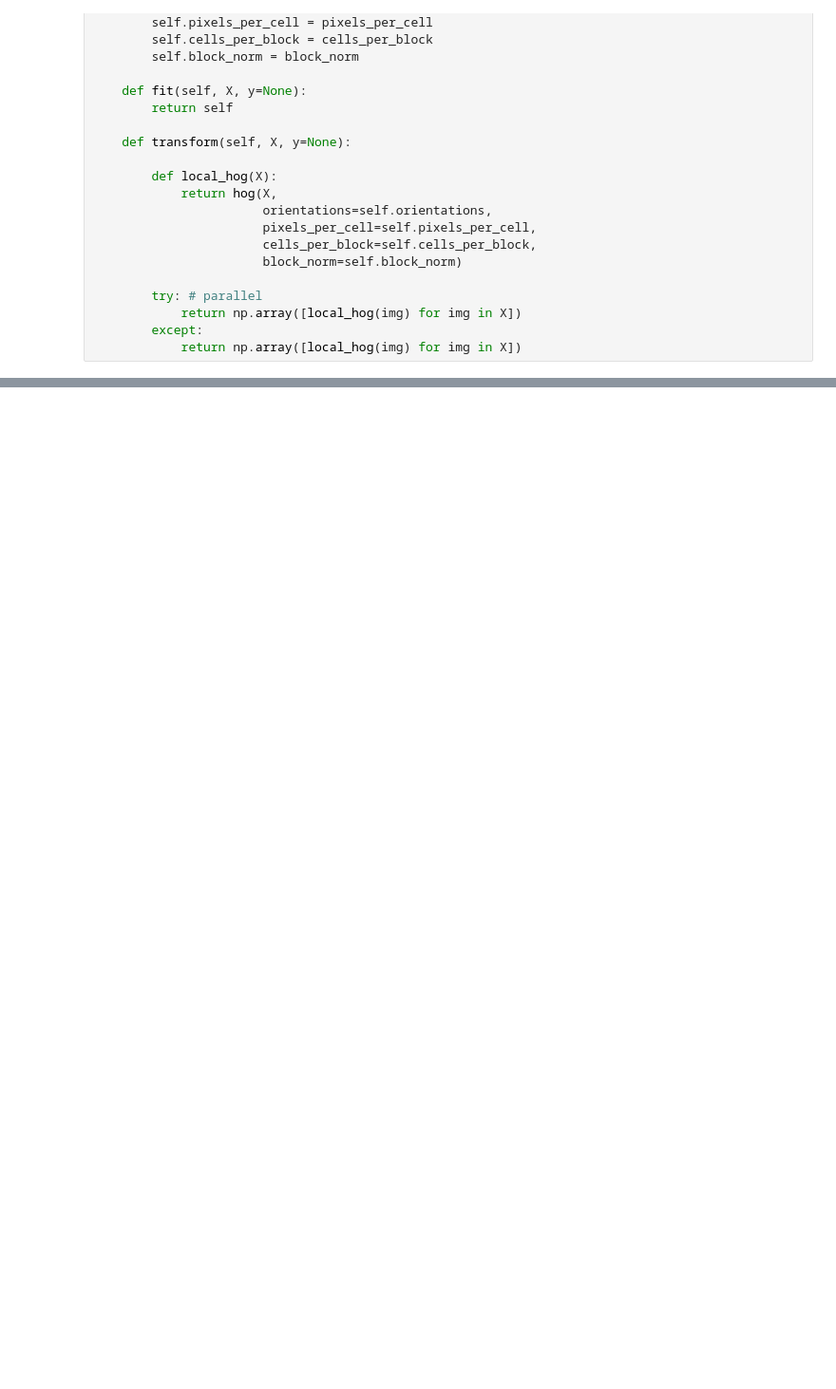
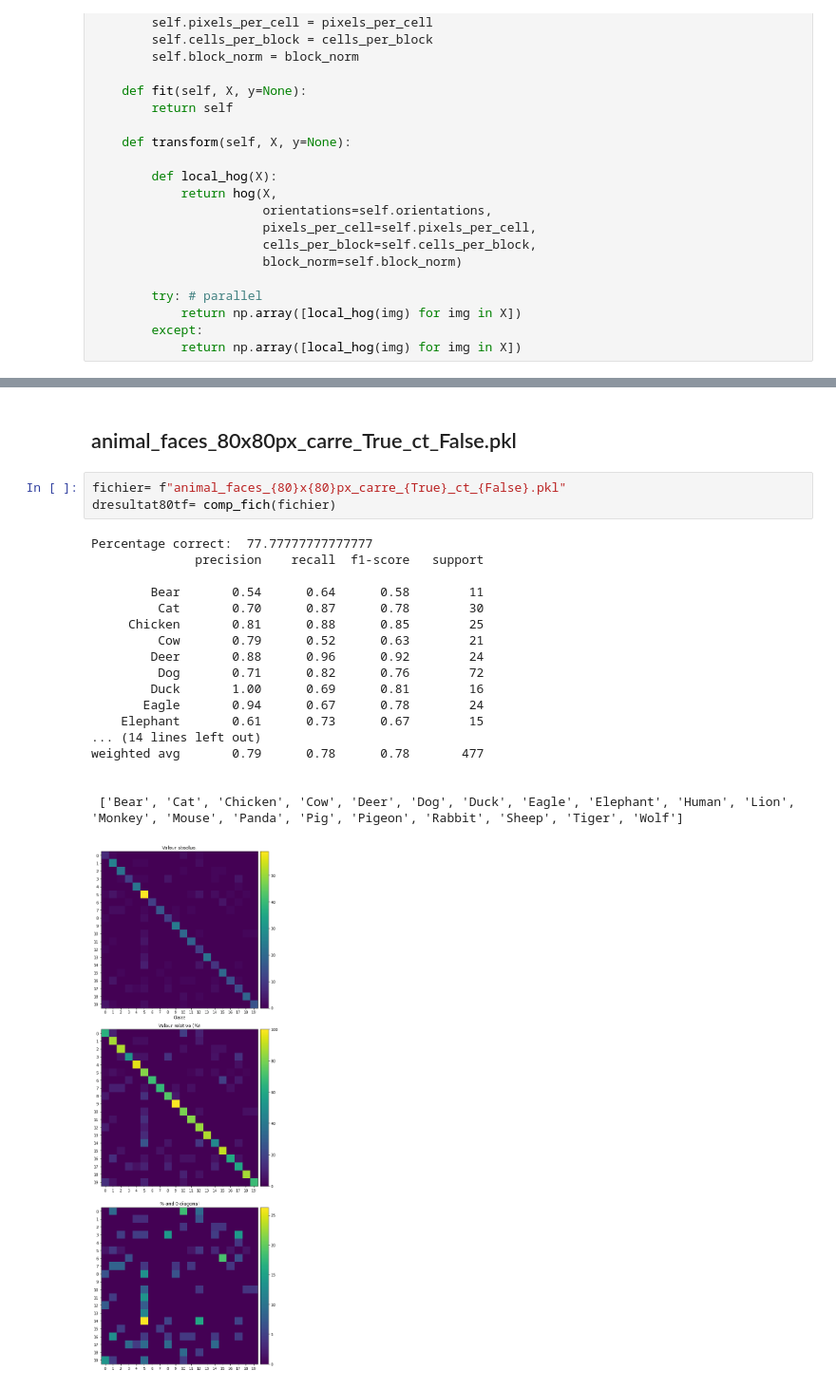
Before and after one commit to jpphi/brief14-Classification_Images, a Jupyter notebook: testfichiers.ipynb, the cells around one changed output, grey strips where cells are left out. Shown at 95% size. Drawn from its saved outputs; the diff is of its cells as text; blank space fills up the shorter version.

```diff
--- a/testfichiers.ipynb
+++ b/testfichiers.ipynb
@@ -236,0 +232,24 @@ print('\n', sorted(np.unique(y_test)))
+# %% [markdown]
+## animal_faces_80x80px_carre_True_ct_False.pkl
+# %%
+fichier= f"animal_faces_{80}x{80}px_carre_{True}_ct_{False}.pkl"
+dresultat80tf= comp_fich(fichier)
+# %% [output]
+Percentage correct:  77.77777777777777
+              precision    recall  f1-score   support
+
+        Bear       0.54      0.64      0.58        11
+         Cat       0.70      0.87      0.78        30
+     Chicken       0.81      0.88      0.85        25
+         Cow       0.79      0.52      0.63        21
+        Deer       0.88      0.96      0.92        24
+         Dog       0.71      0.82      0.76        72
+        Duck       1.00      0.69      0.81        16
+       Eagle       0.94      0.67      0.78        24
+    Elephant       0.61      0.73      0.67        15
+... (14 lines left out)
+weighted avg       0.79      0.78      0.78       477
+
+
+ ['Bear', 'Cat', 'Chicken', 'Cow', 'Deer', 'Dog', 'Duck', 'Eagle', 'Elephant', 'Human', 'Lion', 'Monkey', 'Mouse', 'Panda', 'Pig', 'Pigeon', 'Rabbit', 'Sheep', 'Tiger', 'Wolf']
+[figure, added]
```
Also changed, not shown: parts of 27 cells of this notebook, 4 other files.
